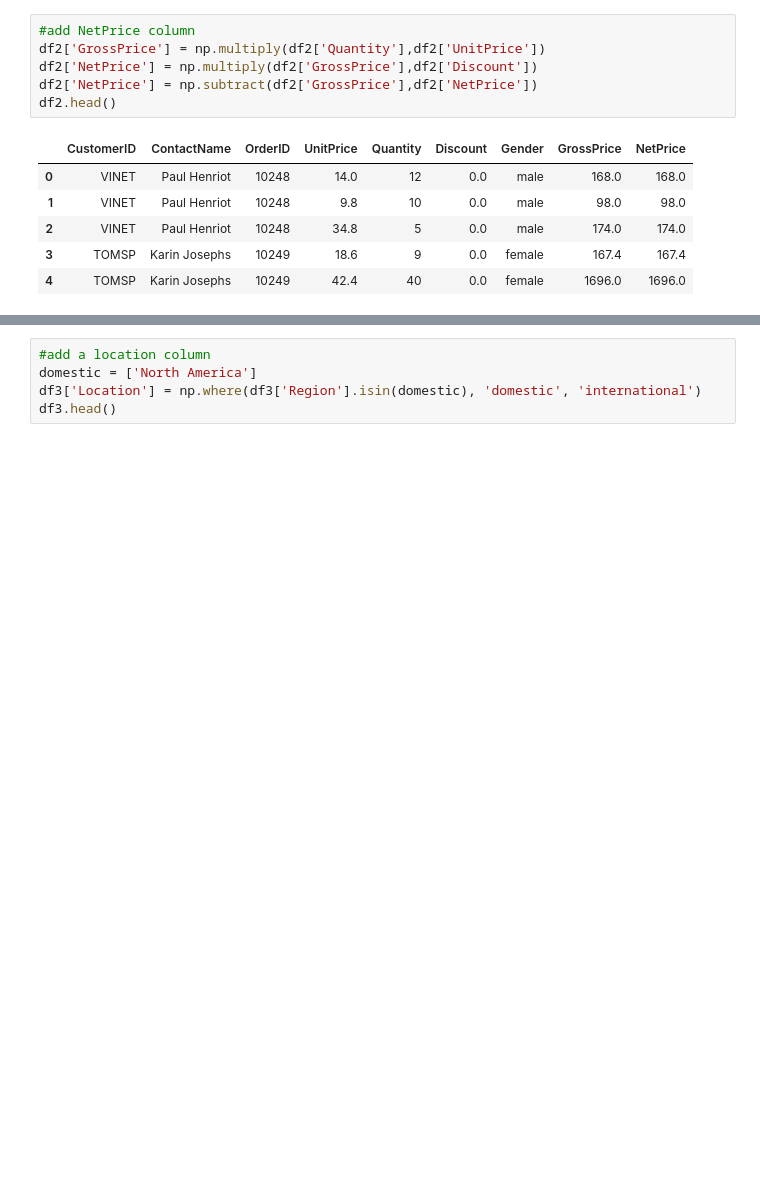
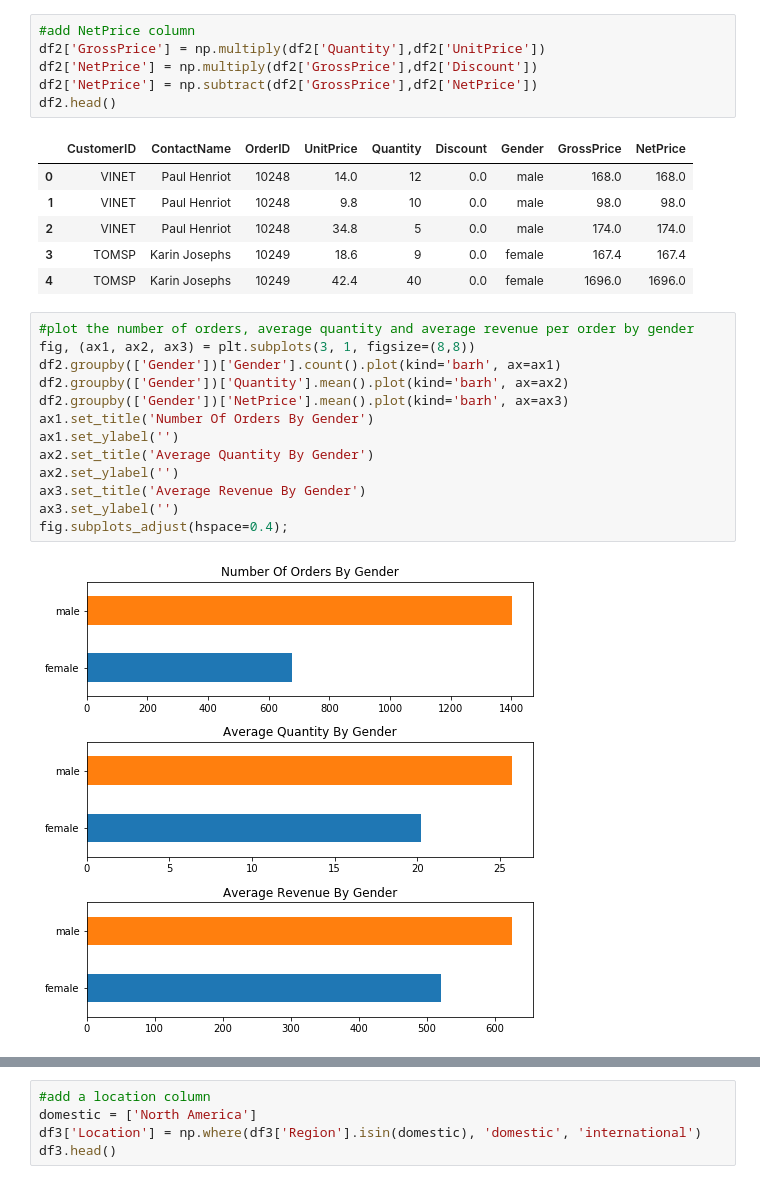
Before and after one commit to AllaGonzalez/Hypothesis_Testing_Using_Northwind_Database, a Jupyter notebook: Project Notebook.ipynb, the cells around one changed output, grey strips where cells are left out. Saved outputs shown, nothing was run; the diff lists cells and outputs as text; blank space fills up the shorter version.

```diff
--- a/Project Notebook.ipynb
+++ b/Project Notebook.ipynb
@@ -471,3 +530,18 @@ df2.head()
 | 2 | VINET | Paul Henriot | 10248 | 34.8 | 5 | 0.0 | male | 174.0 | 174.0 |
 | 3 | TOMSP | Karin Josephs | 10249 | 18.6 | 9 | 0.0 | female | 167.4 | 167.4 |
 | 4 | TOMSP | Karin Josephs | 10249 | 42.4 | 40 | 0.0 | female | 1696.0 | 1696.0 |
+# %%
+#plot the number of orders, average quantity and average revenue per order by gender
+fig, (ax1, ax2, ax3) = plt.subplots(3, 1, figsize=(8,8))
+df2.groupby(['Gender'])['Gender'].count().plot(kind='barh', ax=ax1)
+df2.groupby(['Gender'])['Quantity'].mean().plot(kind='barh', ax=ax2)
+df2.groupby(['Gender'])['NetPrice'].mean().plot(kind='barh', ax=ax3)
+ax1.set_title('Number Of Orders By Gender')
+ax1.set_ylabel('')
+ax2.set_title('Average Quantity By Gender')
+ax2.set_ylabel('')
+ax3.set_title('Average Revenue By Gender')
+ax3.set_ylabel('')
+fig.subplots_adjust(hspace=0.4);
+# %% [output]
+[figure, added]
```
Also changed, not shown: parts of 73 cells of this notebook.
